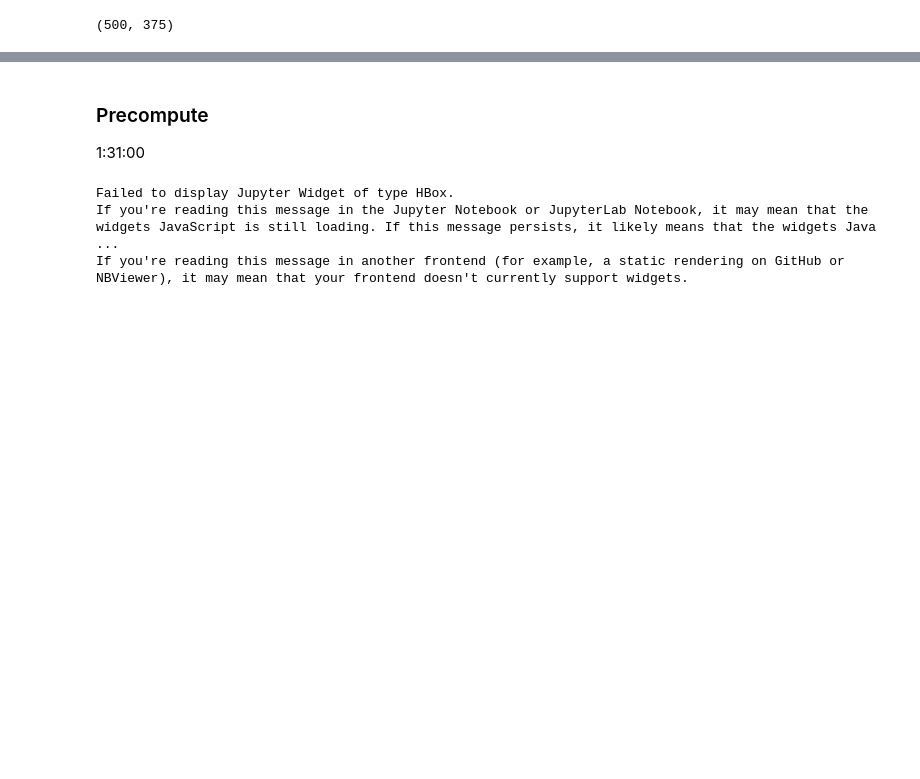
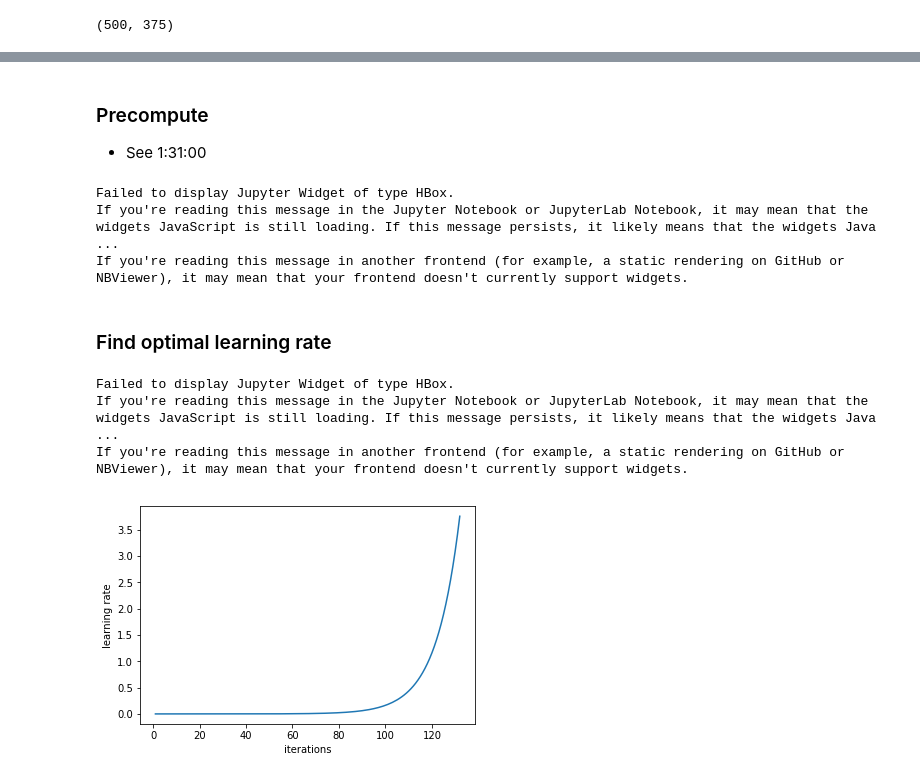
Before and after one commit to palpen/fastai_deeplearning_v2_pt1, a Jupyter notebook: Kaggle_dogbreedclassifier_replication.ipynb, the cells around one changed output, grey strips where cells are left out. Drawn from its saved outputs; the diff is of its cells as text; code cells hidden in the pictures; blank space fills up the shorter version.

Commit message:
complete dog breed classifier replication

```diff
--- a/_Palermo_lesson2_dogbreedclassifier.ipynb
+++ b/Kaggle_dogbreedclassifier_replication.ipynb
@@ -108,12 +97,9 @@ label_df.groupby('breed').agg('count').sort_values(by='id', ascending=False).hea
 # %%
 # data transformations
-tfms = tfms_from_model(resnet34,  # covnet architecture we are using
-                       sz,  # size of images (what is this???)
-                       aug_tfms=transforms_side_on,
-                       max_zoom=1.1  # randomly zoom by between 1 and 1.1 times in augmentation
-                      )
+tfms = tfms_from_model(resnet34, sz, aug_tfms=transforms_side_on, max_zoom=1.1)
 
 # initialize image classifier with data
+# we use from_csv if labels are in a csv file
 data = ImageClassifierData.from_csv(PATH,  # we are getting labels from csv (so from_csv)
                                     'train',  # name of folder that contains the training data
                                     f'{PATH}labels.csv',
@@ -121,8 +107,7 @@ data = ImageClassifierData.from_csv(PATH,  # we are getting labels from csv (so
                                     val_idxs=val_idxs,  # indices for cross-validation
                                     suffix='.jpg',  # csv id dont have file suffix so include this
                                     tfms=tfms,  # data transformations, defined above
-                                    bs=bs
-                                   )
+                                    bs=bs)
 # %%
 fn = PATH + data.trn_ds.fnames[0]; fn  # get first file among file names
 # %% [output]
@@ -140,36 +125,45 @@ img.size
 # %%
 def get_data(sz, bs):
     """
-    Set size of images and batch size
+    sz: size of images
+    bs: batch size
     """
 
     # data transformations
-    tfms = tfms_from_model(resnet34,  # covnet architecture we are using
-                           sz,  # size of images (what is this???)
-                           aug_tfms=transforms_side_on,
-                           max_zoom=1.1  # randomly zoom by between 1 and 1.1 times in augmentation
-                          )
+    tfms = tfms_from_model(resnet34, sz, aug_tfms=transforms_side_on, max_zoom=1.1)
+
 
     # initialize image classifier with data
-    data = ImageClassifierData.from_csv(PATH,  # we are getting labels from csv (so from_csv)
-                                        'train',  # name of folder that contains the training data
+    data = ImageClassifierData.from_csv(PATH,
+                                        'train',
                                         f'{PATH}labels.csv',
-                                        test_name='test',  # name of directory containing test data
-                                        val_idxs=val_idxs,  # indices for cross-validation
-                                        suffix='.jpg',  # csv id dont have file suffix so include this
-                                        tfms=tfms,  # data transformations, defined above
-                                        bs=bs
-                                       )
+                                        test_name='test',
+                                        val_idxs=val_idxs,
+                                        suffix='.jpg',
+                                        tfms=tfms,
+                                        bs=bs)
 
-    # what is going on here??? If sz is big, use it, if it is too small
+    # if sz is big, use it, if it is too small
     # set it back up to a larger size (i.e. 340)
     return data if sz > 300 else data.resize(340, 'tmp')
 # %% [markdown]
 ### Precompute
-1:31:00
+- See 1:31:00
-# %%
-data = get_data(sz, bs)
-# %% [output]
-Failed to display Jupyter Widget of type HBox.
-If you're reading this message in the Jupyter Notebook or JupyterLab Notebook, it may mean that the widgets JavaScript is still loading. If this message persists, it likely means that the widgets Java ...
-If you're reading this message in another frontend (for example, a static rendering on GitHub or NBViewer), it may mean that your frontend doesn't currently support widgets.
+# %%
+# get data for given sz and bs
+data = get_data(sz, bs)
+# %% [output]
+Failed to display Jupyter Widget of type HBox.
+If you're reading this message in the Jupyter Notebook or JupyterLab Notebook, it may mean that the widgets JavaScript is still loading. If this message persists, it likely means that the widgets Java ...
+If you're reading this message in another frontend (for example, a static rendering on GitHub or NBViewer), it may mean that your frontend doesn't currently support widgets.
+# %% [markdown]
+### Find optimal learning rate
+# %%
+find_lr_learner = ConvLearner.pretrained(arch, data, precompute=True)  # what is going on there?
+lrf = find_lr_learner.lr_find()
+find_lr_learner.sched.plot_lr()
+# %% [output]
+Failed to display Jupyter Widget of type HBox.
+If you're reading this message in the Jupyter Notebook or JupyterLab Notebook, it may mean that the widgets JavaScript is still loading. If this message persists, it likely means that the widgets Java ...
+If you're reading this message in another frontend (for example, a static rendering on GitHub or NBViewer), it may mean that your frontend doesn't currently support widgets.
+[figure, added]
```
Also changed, not shown: parts of 34 cells of this notebook, 1 other file.
